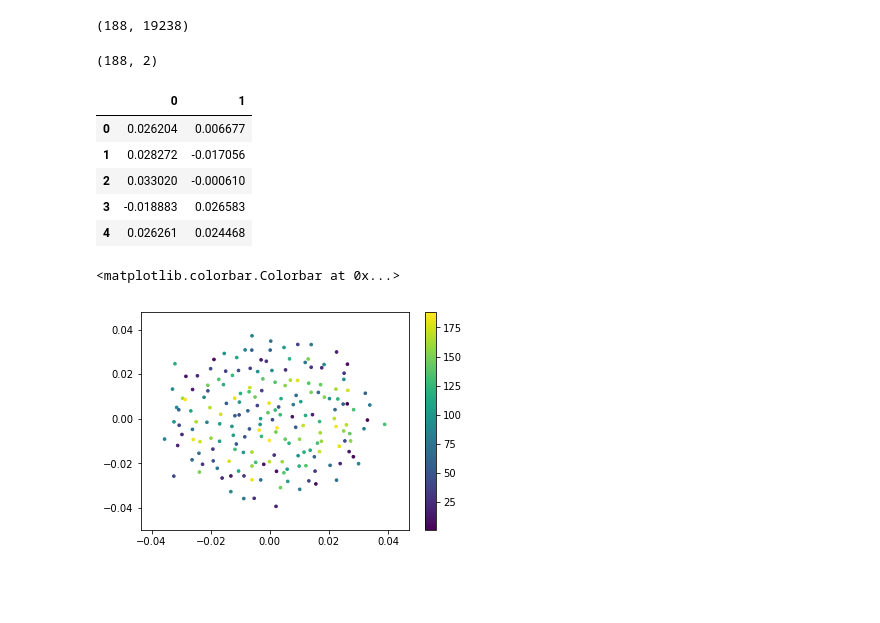
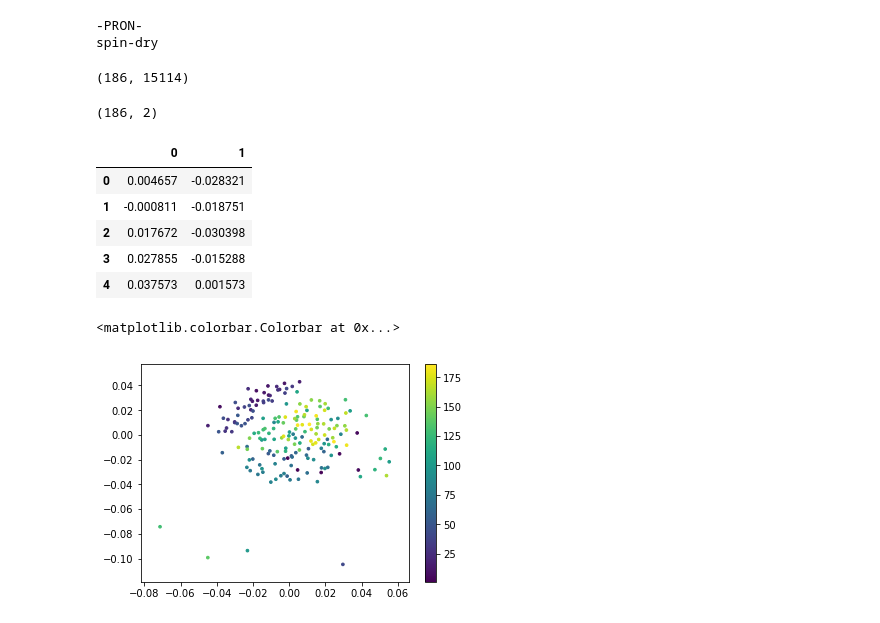
Before and after one commit to hbendekgey/NLPFinal, a Jupyter notebook: BOW.ipynb, the cells around one changed output. Drawn from its saved outputs; the diff is of its cells as text; code cells hidden in the pictures; blank space fills up the shorter version.

Commit message:
added colorMap and better tokenizing

```diff
--- a/BOW.ipynb
+++ b/BOW.ipynb
@@ -1,6 +1,7 @@
 # %%
 num_eps = [6,22,24,14,26,26,24,24,23]
 episodes = []
+epnames = []
 for season in range(1,10):
     for ep in range(1,num_eps[season-1]+1):
         if ep < 10:
@@ -10,6 +11,7 @@ for season in range(1,10):
         if (not (ep == 11 and season == 3) and not (season == 6 and (ep == 5 or ep == 18))):
             with open(ep_str, "r") as file:
                 episodes.append(file.readline())
+                epnames.append(ep_str)
 # %%
 with open("allep", "w+") as file:
     for episode in episodes:
@@ -17,0 +22,2 @@ with open("allep", "w+") as file:
+# %%
+sp = spacy.load('en_core_web_sm')
@@ -21 +46,23 @@ import pandas as pd
+# %%
+class MyAnalyzer(object):
+
+    # load spaCy's english model and define the tokenizer/lemmatizer
+    def __init__(self):
+        spacy.load('en')
+        self.lemmatizer_ = spacy.lang.en.English()
+
+    # allow the class instance to be called just like
+    # just like a function and applies the preprocessing and
+    # tokenize the document
+    def __call__(self, doc):
+        doc_clean = unescape(doc).lower().replace("-"," ")
+        #tokens = sp(doc_clean)
+        #return([token.text for token in tokens])
+        tokens = self.lemmatizer_(doc_clean)
+        return([token.lemma_ for token in tokens])
+
+
+#vectorizer = CustomVectorizer(stop_words = 'english')
+analyzer = MyAnalyzer()
+vectorizer = CountVectorizer(analyzer=analyzer, stop_words='english')
 # %%
@@ -35,11 +82,14 @@ CountVectorizer(analyzer='word', binary=False, decode_error='strict',
 # %%
 for i in vectorizer.get_feature_names():
-    if 't' == i:
+    if '-' in i:
         print(i)
+# %% [output]
+-PRON-
+spin-dry
 # %%
 df.shape
 # %% [output]
-(188, 19238)
+(186, 15114)
 # %%
 df = df.div(df.sum(axis=1), axis=0)
 # %%
@@ -50,24 +100,24 @@ embedding = MDS(n_components=2)
 X_transformed = embedding.fit_transform(df)
 X_transformed.shape
 # %% [output]
-(188, 2)
+(186, 2)
 # %%
 dft = pd.DataFrame(X_transformed)
 dft.head()
 # %% [output]
 |  | 0 | 1 |
-| 0 | 0.026204 | 0.006677 |
-| 1 | 0.028272 | -0.017056 |
-| 2 | 0.033020 | -0.000610 |
-| 3 | -0.018883 | 0.026583 |
-| 4 | 0.026261 | 0.024468 |
+| 0 | 0.004657 | -0.028321 |
+| 1 | -0.000811 | -0.018751 |
+| 2 | 0.017672 | -0.030398 |
+| 3 | 0.027855 | -0.015288 |
+| 4 | 0.037573 | 0.001573 |
 # %%
 from matplotlib import pyplot as plt
 f1 = dft[0].values
 f2 = dft[1].values
-c = list(range(1,189))
+c = list(range(1,187))
 plt.scatter(f1, f2, c=c, s=7)
 plt.colorbar()
 # %% [output]
 <matplotlib.colorbar.Colorbar at 0x...>
-[figure, old version]
+[figure, new version]
```
Also changed, not shown: parts of 15 cells of this notebook, 5 other files.
